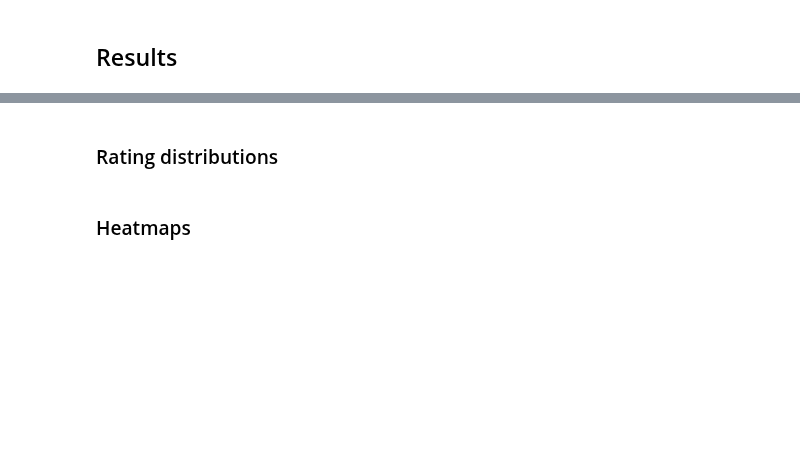
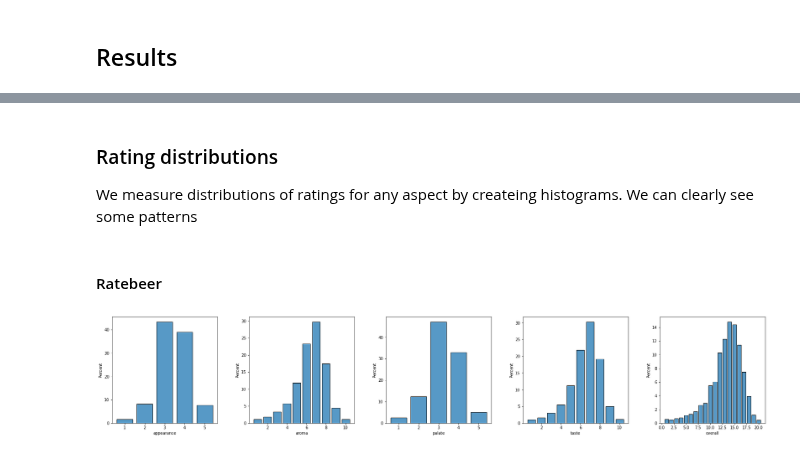
Before and after one commit to madziejm/1e100-ibu, a Jupyter notebook: 1e100ibu.ipynb, the cells around one changed output, grey strips where cells are left out. Saved outputs shown, nothing was run; the diff lists cells and outputs as text; code cells hidden in the pictures; blank space fills up the shorter version.

Commit message:
Add heatmaps and distribution graphs in results

```diff
--- a/1e100ibu.ipynb
+++ b/1e100ibu.ipynb
@@ -142,6 +151,7 @@ class RateBeerReviews(BaseReviews):
                 'taste'      : ('taste'),
                 'overall'    : ('overall'),
             },
+            overall_index   = 4
         )
         self.pipe = None
 
@@ -886,11 +904,11 @@ class RatingModel():
 
         # TODO: we only need correlations with overall
         for comb in combinations(range(self.ds.aspect_count), 2):
-            pairs = Counter(zip(rb._aspect_ratings[comb[0]], rb._aspect_ratings[comb[1]]))
+            pairs = Counter(zip(self.ds._aspect_ratings[comb[0]], self.ds._aspect_ratings[comb[1]]))
 
             l = []
-            for i in range(1, rb.aspect_max[comb[0]] + 1):
-                l.append([val for _, val in sorted([(k[1], value) for k, value in pairs.items() if k[0] == i])])
+            for i in range(1, self.ds.aspect_max[comb[0]] + 1):
+                l.append([pairs[(i, a)] for a in range(1, self.ds.aspect_max[comb[1]] + 1)])
 
             t = torch.tensor(l, dtype=torch.float)
             normalized = torch.nn.functional.normalize(t, dim=1)
@@ -932,7 +950,9 @@ class RatingModel():
 
                     fixed_overall_ratings = list(filter(lambda v: v[-1] == (review_aspects_scores[-1] - 1), self.rating_tuples))
 
-                    max_alphas = sorted([(v, torch.stack([self.alphas[pair][v[pair[0]], v[pair[1]]] for pair in [(0, 4), (1, 4), (2, 4), (3, 4)]]).sum()) for v in fixed_overall_ratings], reverse=True, key=lambda x: x[1])[:20]
+                    max_alphas = sorted([(v, torch.stack([self.alphas[pair][v[pair[0]], v[pair[1]]] for pair in product([i for i in range(self.ds.aspect_count) if i != self.ds.overall_index],
+                                                                                                                        [self.ds.overall_index])]).sum())
+                                                                                                                            for v in fixed_overall_ratings], reverse=True, key=lambda x: x[1])[:20]
 
                     scores = map(
                         lambda v_score:
@@ -946,7 +966,7 @@ class RatingModel():
                     guesses += 4
 
                     mean_l2.append(torch.nn.functional.mse_loss(torch.tensor(v + 1, dtype=torch.float),
-                                                                torch.tensor(review_aspects_scores, dtype=torch.float)) * 5 / 4)
+                                                                torch.tensor(review_aspects_scores, dtype=torch.float)) * self.ds.aspect_count / (self.ds.aspect_count - 1))
 
         print("Correcly guessed: ", correctly_guessed.item(), " out of: ", guesses, " Percentage: ", (correctly_guessed / guesses).item())
         return torch.stack(mean_l2).mean()
@@ -971,7 +991,9 @@ class RatingModel():
 
                 fixed_overall_ratings = list(filter(lambda v: v[-1] == (overall_rating - 1), self.rating_tuples))
 
-                max_alphas = sorted([(v, 0.5 * torch.stack([self.alphas[pair][v[pair[0]], v[pair[1]]] for pair in [(0, 4), (1, 4), (2, 4), (3, 4)]]).sum()) for v in fixed_overall_ratings], reverse=True, key=lambda x: x[1])[:20]
+                max_alphas = sorted([(v, torch.stack([self.alphas[pair][v[pair[0]], v[pair[1]]] for pair in product([i for i in range(self.ds.aspect_count) if i != self.ds.overall_index],
+                                                                                                                        [self.ds.overall_index])]).sum())
+                                                                                                                            for v in fixed_overall_ratings], reverse=True, key=lambda x: x[1])[:20]
 
                 scores = map(
                     lambda v_score:
@@ -1065,4 +1094,33 @@ Predicted aspects ratings:  appearance: 5 aroma: 10 palate: 5 taste: 9 overall:
-# %% [markdown]
-### Rating distributions
+# %% [markdown]
+### Rating distributions
+
+We measure distributions of ratings for any aspect by createing histograms. We can clearly see some patterns
+# %%
+import seaborn
+
+def gen_histogram(aspect, model, axis):
+    ratings = Counter(model.ds._aspect_ratings[aspect])
+    s = seaborn.histplot(x=ratings.keys(),
+                     weights=ratings.values(),
+                     discrete=True,
+                     stat='percent',
+
+                     ax=axis,
+                     shrink=.8)
+    s.set(xlabel=model.ds.aspects[aspect])
 # %% [markdown]
-### Heatmaps
+#### Ratebeer
+# %%
+fig, axs = plt.subplots(ncols=5)
+
+fig.subplots_adjust(wspace=0.3)
+fig.set_figheight(5)
+fig.set_figwidth(30)
+
+gen_histogram(0, rating_rb_model, axs[0])
+gen_histogram(1, rating_rb_model, axs[1])
+gen_histogram(2, rating_rb_model, axs[2])
+gen_histogram(3, rating_rb_model, axs[3])
+gen_histogram(4, rating_rb_model, axs[4])
+# %% [output]
+[figure, added]
```
Also changed, not shown: parts of 26 cells of this notebook.
